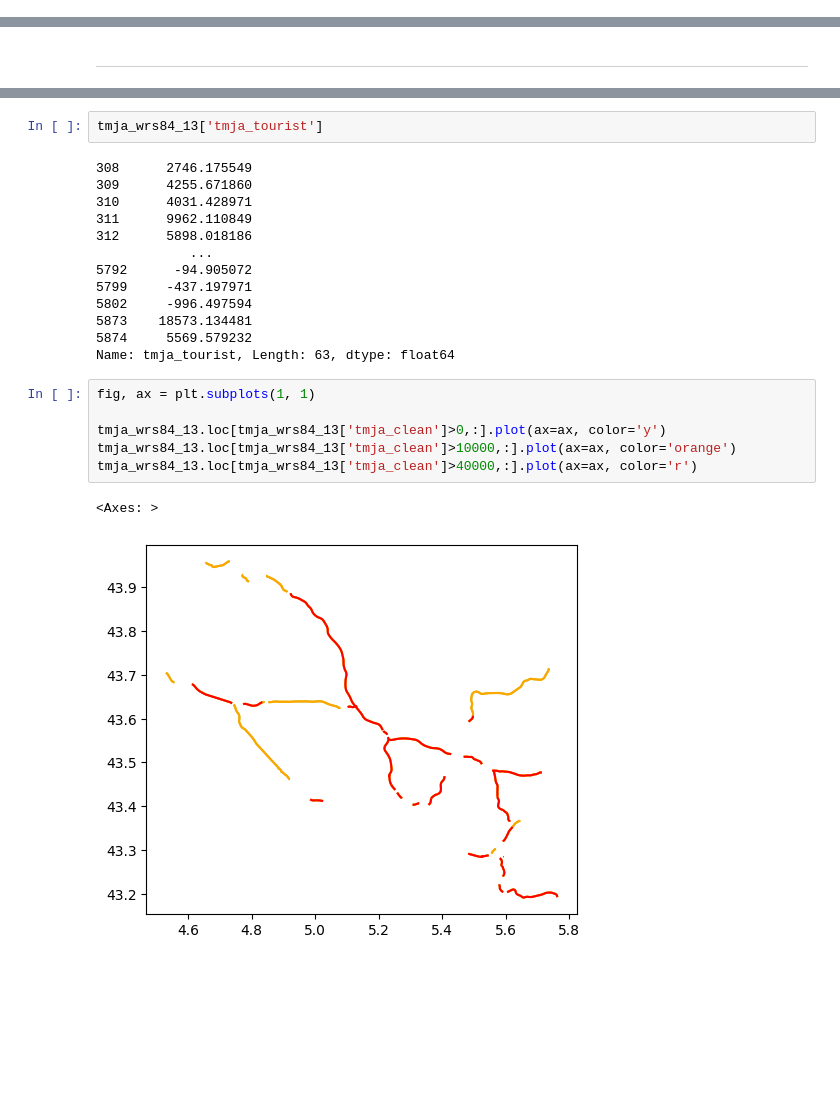
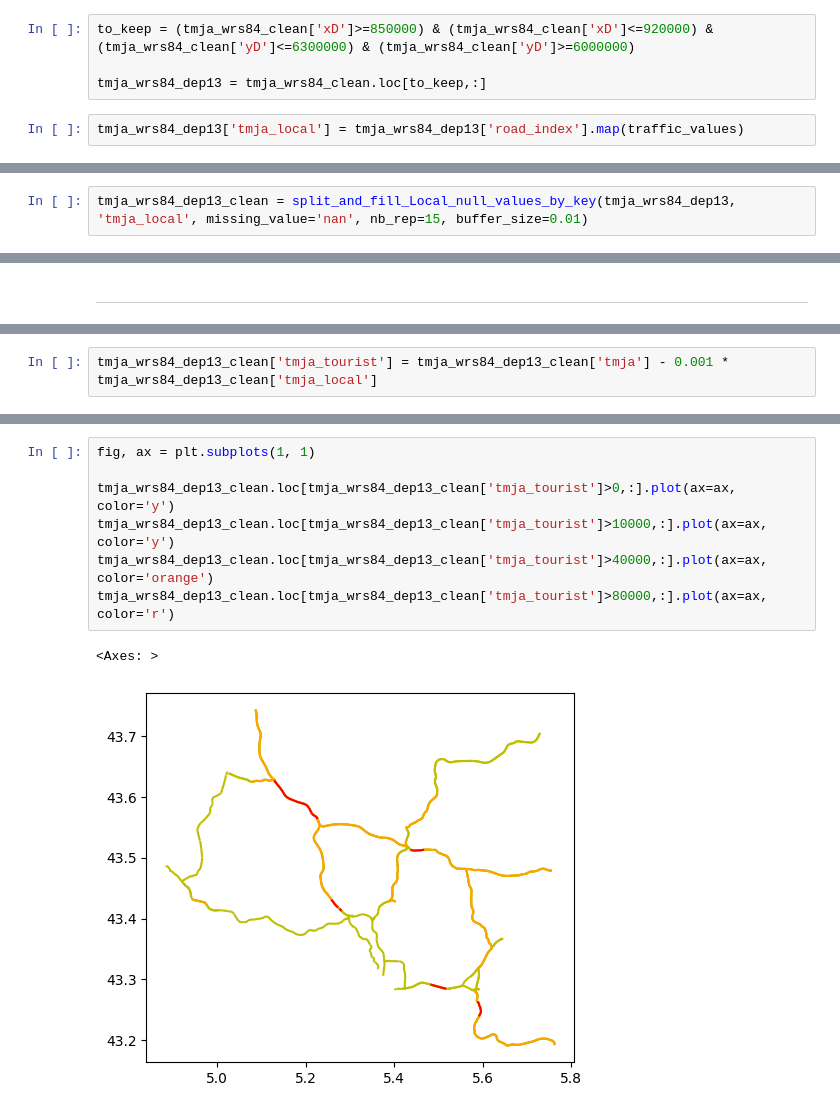
Before and after one commit to dataforgoodfr/batch11_e_cartomobile, a Jupyter notebook: notebooks/TMJA_et_extrapolation_tourisme.ipynb, the cells around one changed output, grey strips where cells are left out. Cells and saved outputs as stored; diff of their text form; blank space fills up the shorter version.

```diff
--- a/notebooks/TMJA_et_extrapolation_tourisme.ipynb
+++ b/notebooks/TMJA_et_extrapolation_tourisme.ipynb
@@ -623,0 +676,6 @@ tmja_wrs84_13.plot(column='tjma_local')
+# %%
+to_keep = (tmja_wrs84_clean['xD']>=850000) & (tmja_wrs84_clean['xD']<=920000) & (tmja_wrs84_clean['yD']<=6300000) & (tmja_wrs84_clean['yD']>=6000000)
+
+tmja_wrs84_dep13 = tmja_wrs84_clean.loc[to_keep,:]
+# %%
+tmja_wrs84_dep13['tmja_local'] = tmja_wrs84_dep13['road_index'].map(traffic_values)
@@ -623,0 +744,2 @@ tmja_wrs84_13.plot(column='tjma_local')
+# %%
+tmja_wrs84_dep13_clean = split_and_fill_Local_null_values_by_key(tmja_wrs84_dep13, 'tmja_local', missing_value='nan', nb_rep=15, buffer_size=0.01)
@@ -675 +777,3 @@ See the caveats in the documentation: https://pandas.pydata.org/pandas-docs/stab
+# %%
+tmja_wrs84_dep13_clean['tmja_tourist'] = tmja_wrs84_dep13_clean['tmja'] - 0.001 * tmja_wrs84_dep13_clean['tmja_local']
 # %%
@@ -688,24 +792,10 @@ tmja_wrs84_13.plot(column='tmja_tourist')
-# %%
-tmja_wrs84_13['tmja_tourist']
-# %% [output]
-308      2746.175549
-309      4255.671860
-310      4031.428971
-311      9962.110849
-312      5898.018186
-            ...
-5792      -94.905072
-5799     -437.197971
-5802     -996.497594
-5873    18573.134481
-5874     5569.579232
-Name: tmja_tourist, Length: 63, dtype: float64
 # %%
 fig, ax = plt.subplots(1, 1)
 
-tmja_wrs84_13.loc[tmja_wrs84_13['tmja_clean']>0,:].plot(ax=ax, color='y')
-tmja_wrs84_13.loc[tmja_wrs84_13['tmja_clean']>10000,:].plot(ax=ax, color='orange')
-tmja_wrs84_13.loc[tmja_wrs84_13['tmja_clean']>40000,:].plot(ax=ax, color='r')
+tmja_wrs84_dep13_clean.loc[tmja_wrs84_dep13_clean['tmja_tourist']>0,:].plot(ax=ax, color='y')
+tmja_wrs84_dep13_clean.loc[tmja_wrs84_dep13_clean['tmja_tourist']>10000,:].plot(ax=ax, color='y')
+tmja_wrs84_dep13_clean.loc[tmja_wrs84_dep13_clean['tmja_tourist']>40000,:].plot(ax=ax, color='orange')
+tmja_wrs84_dep13_clean.loc[tmja_wrs84_dep13_clean['tmja_tourist']>80000,:].plot(ax=ax, color='r')
 # %% [output]
 <Axes: >
-[figure, old version]
+[figure, new version]
```
Also changed, not shown: parts of 52 cells of this notebook.
